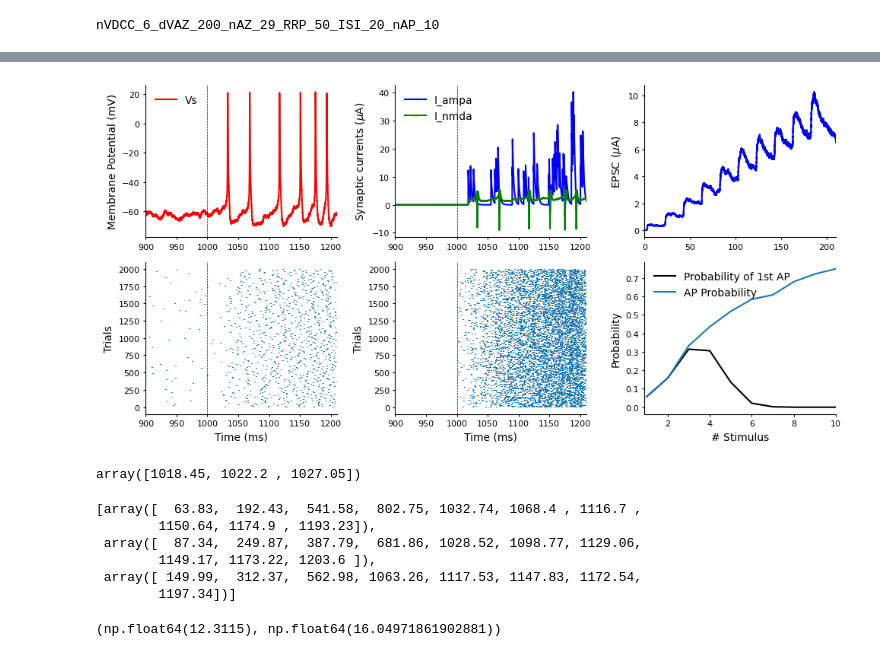
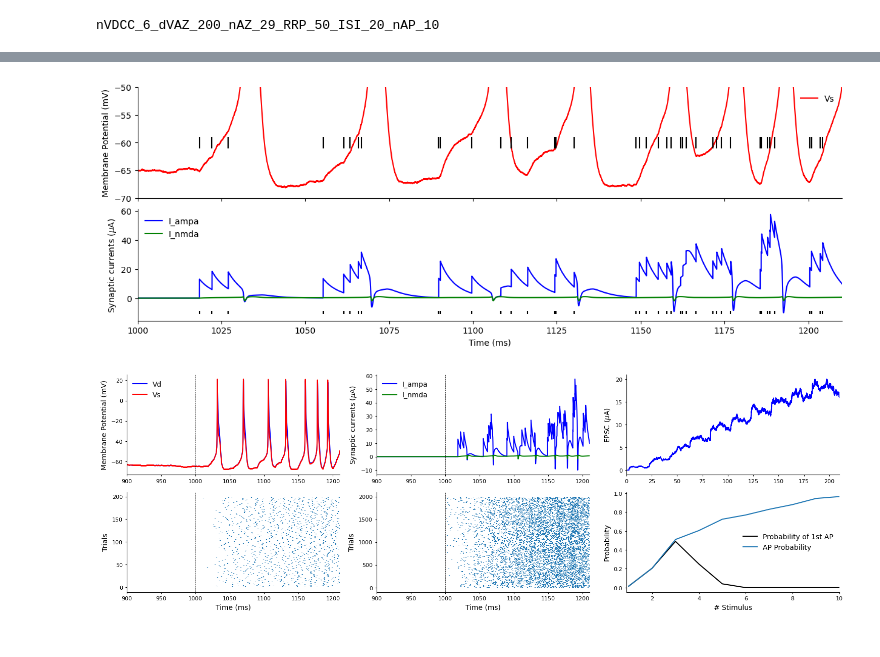
Before and after one commit to nishs1729/MFB, a Jupyter notebook: model_brian2/DG_CA3p/model.ipynb, the cells around one changed output, grey strips where cells are left out. Cells and saved outputs as stored; diff of their text form; code cells hidden in the pictures.

```diff
--- a/model_brian2/DG_CA3p/model.ipynb
+++ b/model_brian2/DG_CA3p/model.ipynb
@@ -138,7 +174,7 @@ else:
 vrel_times = [np.sort(v) for v in vrel_times]
 # print(vrel_times)
 
-nMFB, spid, sptimes = get_spike_generator_info(vrel_times[:2000])
+nMFB, spid, sptimes = get_spike_generator_info(vrel_times[:200])
 # print(nMFB, np.array(spid), np.array(sptimes))
 # %% [output]
 nVDCC_6_dVAZ_200_nAZ_29_RRP_50_ISI_20_nAP_10
@@ -212,11 +209,39 @@ def _getAPprob(apTimes, tc=20, nAP=10, trim=1000):
+# %%
+fig, axs = plt.subplots(2,1, figsize=(15, 5), sharex=True)
+fig.subplots_adjust(wspace=0.1, hspace=0.1)
+# fig.suptitle("Simulation Results")
+
+## Plot the CA3 spikes
+# axs[0].plot(stMCA3p.t/ms, stMCA3p.Vd[0]/mV, 'b-', label='Vd')
+axs[0].plot(stMCA3p.t/ms, stMCA3p.Vs[0]/mV, 'r-', label='Vs')
+axs[0].set_ylabel("Membrane Potential (mV)")
+axs[0].set_ylim(-70, -50)
+axs[0].legend(frameon=False)
+
+## Plot the synaptic current
+axs[1].plot(stMCA3p.t/ms, -stMCA3p.Iampa[0]/uA, 'b-', label='I_ampa')
+axs[1].plot(stMCA3p.t/ms, -stMCA3p.Inmda[0]/uA, 'g-', label='I_nmda')
+axs[1].set_xlabel("Time (ms)")
+axs[1].set_ylabel(r"Synaptic currents ($\mu$A)")
+axs[1].legend(frameon=False)
+
+axs[1].eventplot(vrel_times[0], linelengths=2, colors='k', lineoffsets=-10)
+axs[0].eventplot(vrel_times[0], linelengths=2, colors='k', lineoffsets=-60)
+
+for ax in axs:
+    ax.spines[["right", "top"]].set_visible(False)
+    ax.set_xlim(1000, 1210)
+plt.show()
+# %% [output]
+[figure, added]
 # %%
 def test_plot(stMCA3p, spMCA3p, vrel_times):
-    fig, axs = plt.subplots(2,3, figsize=(10, 5), sharex=False)
+    fig, axs = plt.subplots(2,3, figsize=(15, 5), sharex=False)
     fig.subplots_adjust(wspace=0.1, hspace=0.1)
     # fig.suptitle("Simulation Results")
 
     ## Plot the CA3 spikes
-    # axs[0,0].plot(stMCA3p.t/ms, stMCA3p.Vd[0]/mV, 'b-', label='Vd')
+    axs[0,0].plot(stMCA3p.t/ms, stMCA3p.Vd[0]/mV, 'b-', label='Vd')
     axs[0,0].plot(stMCA3p.t/ms, stMCA3p.Vs[0]/mV, 'r-', label='Vs')
     axs[1,0].set_xlabel("Time (ms)")
     axs[0,0].set_ylabel("Membrane Potential (mV)")
@@ -240,58 +265,32 @@ def test_plot(stMCA3p, spMCA3p, vrel_times):
     axs[1,1].set_ylabel("Trials")
 
     ## Synaptic currents
     epscs = -stMCA3p.Iampa[:,int(1000/tstep):]/uA
     tt = stMCA3p.t[int(1000/tstep):]/ms - 1000
     axs[0,2].plot(tt, np.mean(epscs, axis=0), 'b-', label='EPSC')
     axs[0,2].set_ylabel(r"EPSC ($\mu$A)")
     # axs[0,2].legend(frameon=False)
 
     ## AP probability
     nAP = 10
     apProb, ap1Prob = _getAPprob([np.sort([t-1000 for t in (a).tolist() if t>1000]) for a in CA3p_sptimes])
     axs[1,2].plot(range(1, nAP+1), ap1Prob, color='black', label='Probability of 1st AP')
     axs[1,2].plot(range(1,11), apProb, label='AP Probability')
     axs[1,2].set_ylabel("Probability")
     axs[1,2].legend(frameon=False)
 
     axs[1,2].set_xlabel("# Stimulus")
     for ax in axs.ravel():
-        ax.spines["right"].set_visible(False)
-        ax.spines["top"].set_visible(False)
+        ax.spines[["right", "top"]].set_visible(False)
         ax.tick_params(axis=u'both', which=u'both', length=2, labelsize=8)
         ax.set_xlim(900, 1210)
         ax.axvline(x=1000, color='black', linestyle='--', linewidth=0.5)
 
     axs[0,2].set_xlim(0, 210)
     axs[1,2].set_xlim(0.9,10)
     plt.tight_layout()
     plt.show()
 
 test_plot(stMCA3p, spMCA3p, vrel_times)
 # %% [output]
-[figure, old version]
+[figure, new version]
-# %%
-vrel_times[0][0:3]
-# %% [output]
-array([1018.45, 1022.2 , 1027.05])
-# %%
-CA3p_sptimes = [a/ms for a in spMCA3p.spike_trains().values()]
-trials = len(CA3p_sptimes)
-CA3p_sptimes[0:3]
-# %% [output]
-[array([  63.83,  192.43,  541.58,  802.75, 1032.74, 1068.4 , 1116.7 ,
-        1150.64, 1174.9 , 1193.23]),
- array([  87.34,  249.87,  387.79,  681.86, 1028.52, 1098.77, 1129.06,
-        1149.17, 1173.22, 1203.6 ]),
- array([ 149.99,  312.37,  562.98, 1063.26, 1117.53, 1147.83, 1172.54,
-        1197.34])]
-# %%
-rel_to_ap = []
-for tr in list(range(trials)):
-    sptime = CA3p_sptimes[tr][0]
-    vrel = vrel_times[tr ] - 1000
-    rel_to_ap.append(int(np.sum(vrel < sptime)))
-
-np.mean(rel_to_ap), np.std(rel_to_ap)
-# %% [output]
-(np.float64(12.3115), np.float64(16.04971861902881))
```
Also changed, not shown: parts of 5 cells of this notebook, 2 other files.
